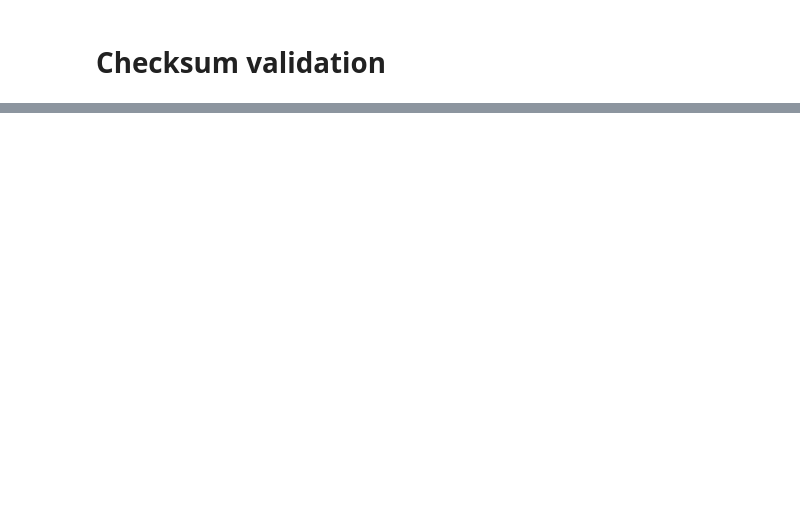
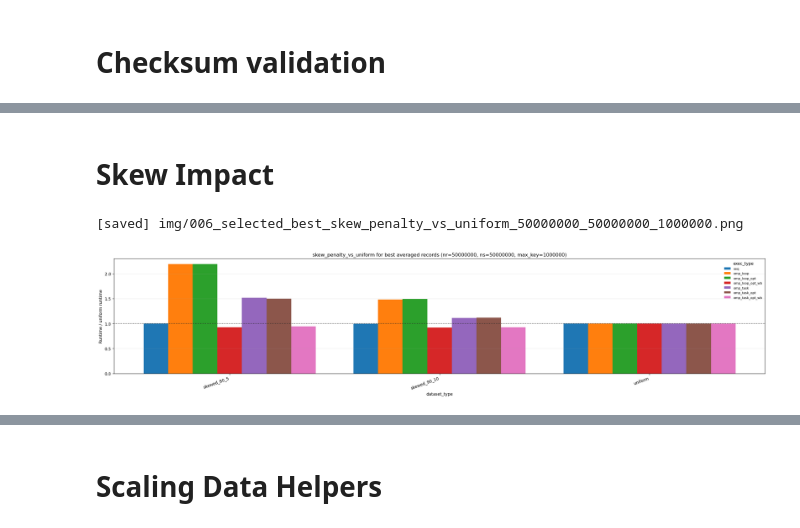
Before and after one commit to GianlucaPanzani/Optimization-of-Partitioned-Hash-Join-with-Duplicates-part_3, a Jupyter notebook: src/statistics.ipynb, the cells around one changed output, grey strips where cells are left out. Cells and saved outputs as stored; diff of their text form; code cells hidden in the pictures; blank space fills up the shorter version.

```diff
--- a/src/statistics.ipynb
+++ b/src/statistics.ipynb
@@ -639,0 +296,27 @@ for metric_col, ylabel in throughput_metrics:
+# %%
+problem_columns = [col for col in ["nr", "ns", "max_key"] if col in stable_avg_df.columns]
+best_group_columns = problem_columns + ["dataset_type", "exec_type"]
+
+eligible = stable_avg_df.dropna(subset=["tot_sec"]).copy()
+if eligible.empty:
+    raise ValueError("No averaged rows with tot_sec available")
+
+best_indices = eligible.groupby(best_group_columns, dropna=False)["tot_sec"].idxmin()
+selected_best_df = (
+    eligible.loc[best_indices]
+    .sort_values(best_group_columns)
+    .reset_index(drop=True)
+)
+
+best_config_columns = [
+    col for col in best_group_columns + [
+        "n_runs", "tot_sec", "partition_time", "join_time", "total_throughput",
+        "partition_threads", "join_threads", "partition_schedule", "join_schedule",
+        "partition_chunk", "join_chunk", "partition_block_size",
+        "partition_task_grain", "join_task_grain", "offset_task_grain",
+    ]
+    if col in selected_best_df.columns
+]
+
+print(f"selected_best_records={selected_best_df.shape}")
+selected_best_df[best_config_columns]
@@ -639,0 +473,20 @@ for metric_col, ylabel in throughput_metrics:
+# %% [markdown]
+# Skew Impact
+# %%
+skew_key_columns = problem_columns + ["exec_type"]
+uniform_rows = selected_best_df[selected_best_df["dataset_type"] == "uniform"][skew_key_columns + ["tot_sec"]]
+
+if uniform_rows.empty:
+    print("[warning] No uniform selected records available; skipping skew impact comparison")
+    skew_impact_df = pd.DataFrame()
+else:
+    uniform_rows = uniform_rows.rename(columns={"tot_sec": "uniform_tot_sec"})
+    skew_impact_df = selected_best_df.merge(uniform_rows, on=skew_key_columns, how="left")
+    skew_impact_df["skew_penalty_vs_uniform"] = skew_impact_df["tot_sec"] / skew_impact_df["uniform_tot_sec"].where(skew_impact_df["uniform_tot_sec"] > 0)
+    plot_selected_metric(skew_impact_df, "skew_penalty_vs_uniform", "Runtime / uniform runtime", "skew_penalty_vs_uniform", hline=1.0)
+
+if not skew_impact_df.empty:
+    display(skew_impact_df[[col for col in problem_columns + ["dataset_type", "exec_type", "tot_sec", "uniform_tot_sec", "skew_penalty_vs_uniform"] if col in skew_impact_df.columns]].sort_values(problem_columns + ["exec_type", "dataset_type"]))
+# %% [output]
+[saved] img/006_selected_best_skew_penalty_vs_uniform_50000000_50000000_1000000.png
+[figure, added]
@@ -639,0 +510,2 @@ for metric_col, ylabel in throughput_metrics:
+# %% [markdown]
+# Scaling Data Helpers
```
Also changed, not shown: parts of 39 cells of this notebook, 29 other files.
